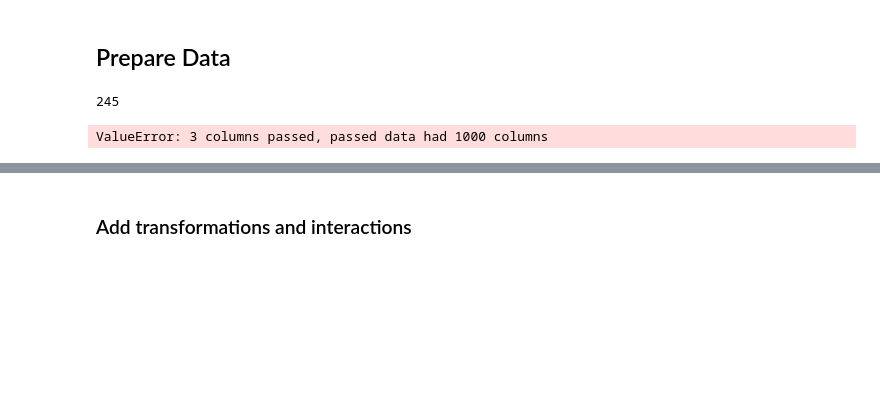
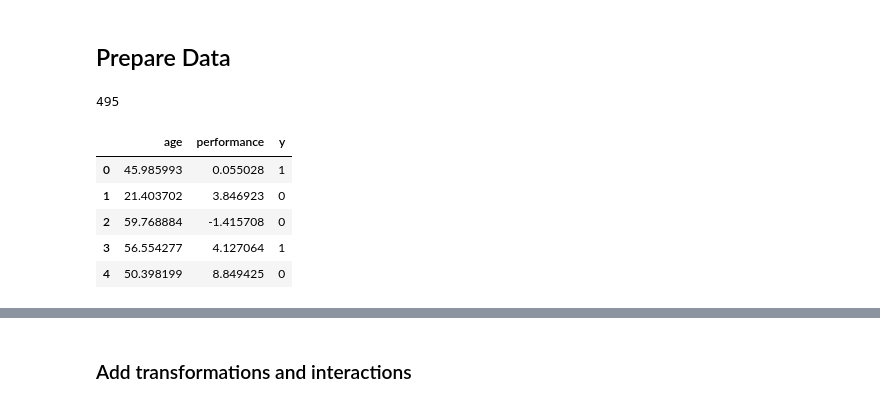
Before and after one commit to conorosully/deep-learning, a Jupyter notebook: src/Feature Engineering.ipynb, the cells around one changed output, grey strips where cells are left out. Cells and saved outputs as stored; diff of their text form; code cells hidden in the pictures; blank space fills up the shorter version.

```diff
--- a/src/Feature Engineering.ipynb
+++ b/src/Feature Engineering.ipynb
@@ -6,26 +6,28 @@ Compare the performance of logistic regression to a DNN Classifier on a non-line
 # %%
 import numpy as np
 import pandas as pd
 
-n_points = 1000
+n_points = 2000
 
-age = np.linspace(18,60,n_points)
+age = np.linspace(18,60,n_points) #age of employee
 np.random.shuffle(age)
 
-performance = np.linspace(-10,10,n_points)
+performance = np.linspace(-10,10,n_points) #performance score of employee
 np.random.shuffle(performance)
 
 noise = np.random.randn(n_points)
 
-g = (0.5 * age) +2*(performance) + age**2 + 1000*age/performance -10000 + 100*noise
+g = (0.5 * age) +2*(performance) + age**2 + 1000*age/performance -10000 + 1000*noise
 y = [1 if y>=0 else 0 for y in g]
 print(sum(y))
 
-data = [[age,performance,y]
-
-
-
-data = pd.DataFrame(data=[age,performance,y], columns=["age", "performance","y"])
+data = pd.DataFrame(data={'age':age,'performance':performance,'y':y})
+data.head()
 # %% [output]
-245
+495
-ValueError: 3 columns passed, passed data had 1000 columns
+|  | age | performance | y |
+| 0 | 45.985993 | 0.055028 | 1 |
+| 1 | 21.403702 | 3.846923 | 0 |
+| 2 | 59.768884 | -1.415708 | 0 |
+| 3 | 56.554277 | 4.127064 | 1 |
+| 4 | 50.398199 | 8.849425 | 0 |
```
Also changed, not shown: parts of 10 cells of this notebook.
